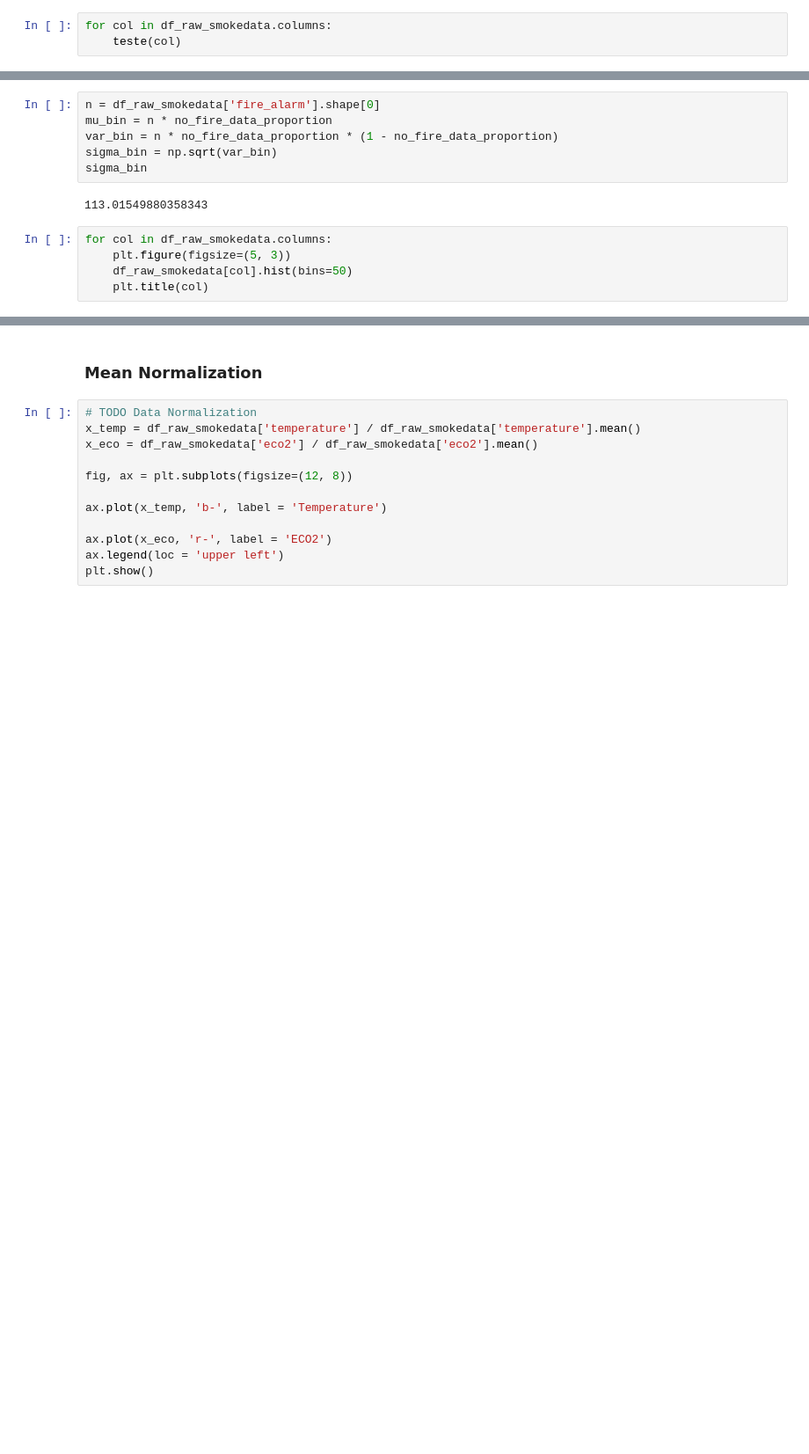
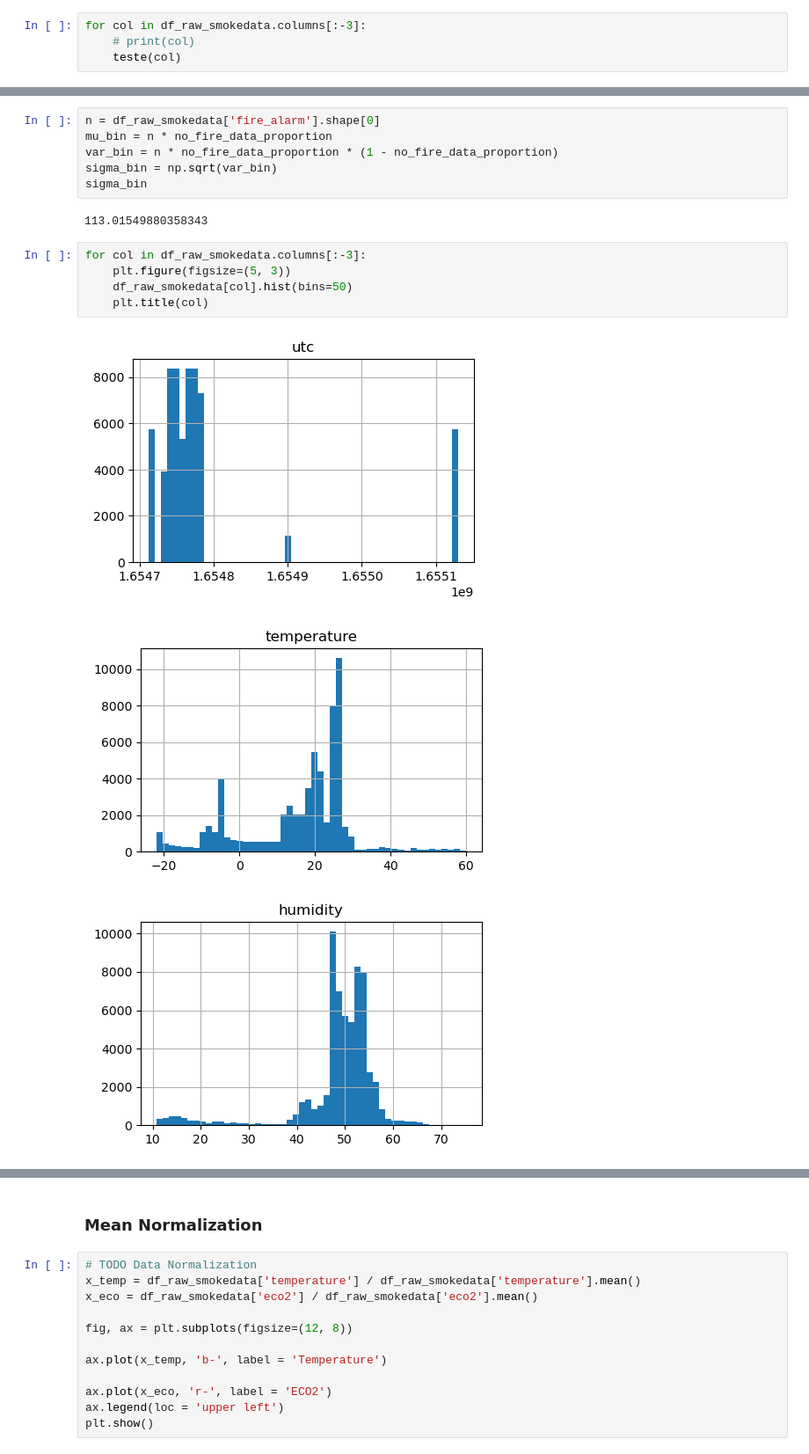
Before and after one commit to ViniciusHolanda001/smoke_detection, a Jupyter notebook: src/fire_alarm_logistic.ipynb, the cells around one changed output, grey strips where cells are left out. Shown: that part at 88% size. Drawn from its saved outputs; the diff is of its cells as text; blank space fills up the shorter version.

```diff
--- a/src/fire_alarm_logistic.ipynb
+++ b/src/fire_alarm_logistic.ipynb
@@ -276,5 +288,6 @@ def teste(col):
     print("Sigma = ", sigma)
     print("########################")
 # %%
-for col in df_raw_smokedata.columns:
+for col in df_raw_smokedata.columns[:-3]:
+    # print(col)
     teste(col)
@@ -305,7 +336,11 @@ sigma_bin
 # %% [output]
 113.01549880358343
 # %%
-for col in df_raw_smokedata.columns:
+for col in df_raw_smokedata.columns[:-3]:
     plt.figure(figsize=(5, 3))
     df_raw_smokedata[col].hist(bins=50)
     plt.title(col)
+# %% [output]
+[figure, added]
+[figure, added]
+[figure, added]
```
Also changed, not shown: parts of 17 cells of this notebook.
